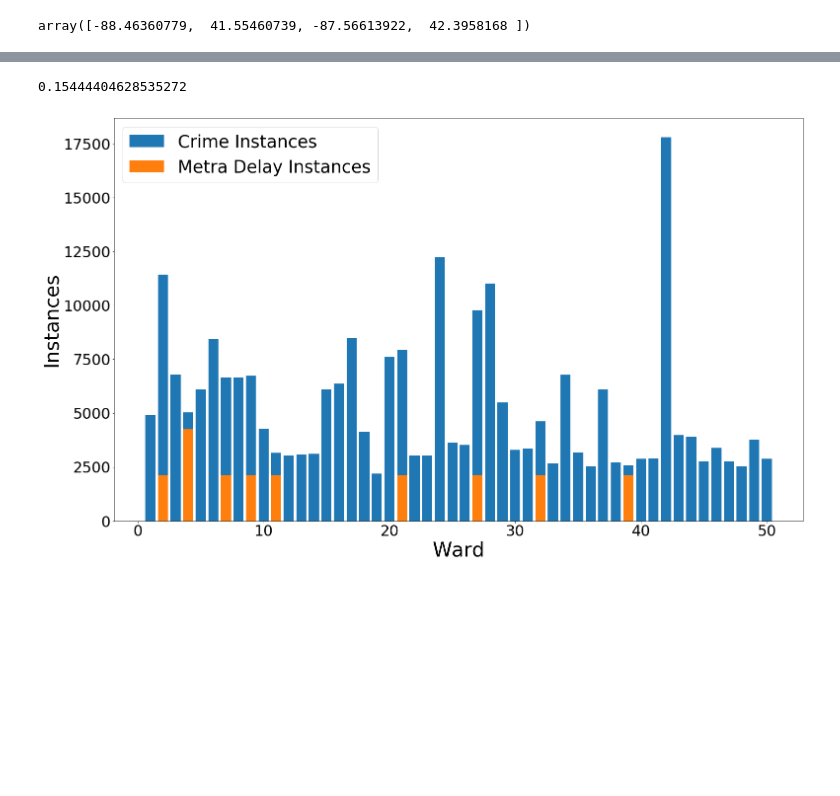
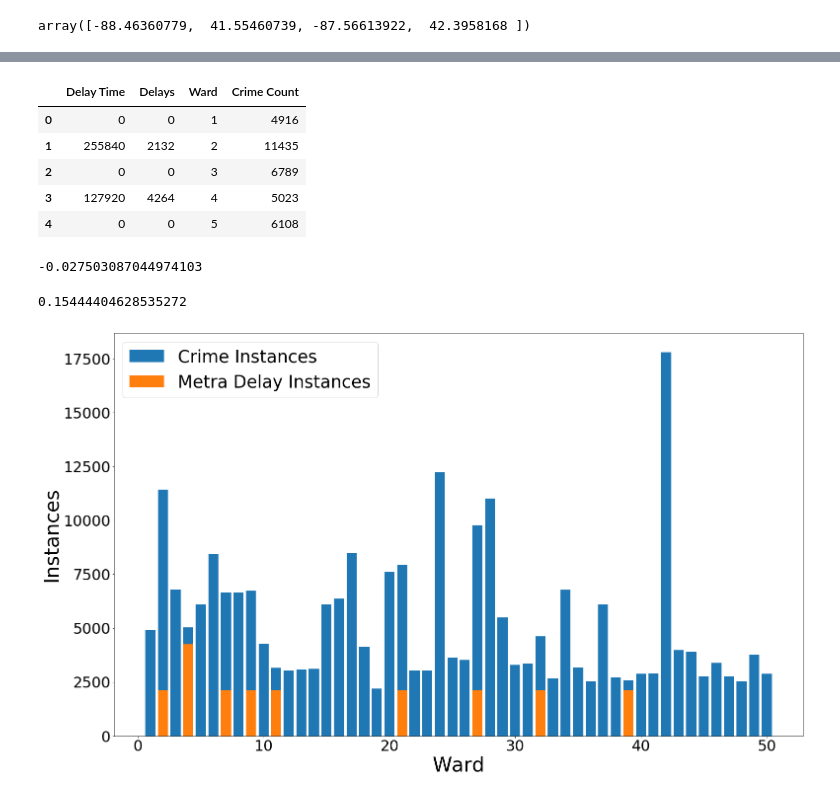
Before and after one commit to alha282/Metra-Delay, a Jupyter notebook: Ward Analysis.ipynb, the cells around one changed output, grey strips where cells are left out. Drawn from its saved outputs; the diff is of its cells as text; code cells hidden in the pictures; blank space fills up the shorter version.

```diff
--- a/Ward Analysis.ipynb
+++ b/Ward Analysis.ipynb
@@ -207,6 +216,15 @@ delays_time =  [one_delays_time, two_delays_time, three_delays_time, four_delays
 
 idx = 0
 ward_df.insert(loc = idx, column = 'Delay Time', value=delays_time)
+# %%
+ward_df.head()
+# %% [output]
+|  | Delay Time | Delays | Ward | Crime Count |
+| 0 | 0 | 0 | 1 | 4916 |
+| 1 | 255840 | 2132 | 2 | 11435 |
+| 2 | 0 | 0 | 3 | 6789 |
+| 3 | 127920 | 4264 | 4 | 5023 |
+| 4 | 0 | 0 | 5 | 6108 |
 # %%
 #import crime data by Chicago wards
 
@@ -223,6 +241,12 @@ ser = pd.Series(lst)
 #add the previously created series to the main ward dataframe
 
 ward_df['Crime Count'] = ser.values
+# %%
+#coefficient between delay time and crime instance
+
+ward_df['Delay Time'].corr(ward_df['Crime Count'])
+# %% [output]
+-0.027503087044974103
 # %%
 #coefficient between delay instance and crime instance
 
```
Also changed, not shown: parts of 5 cells of this notebook.
